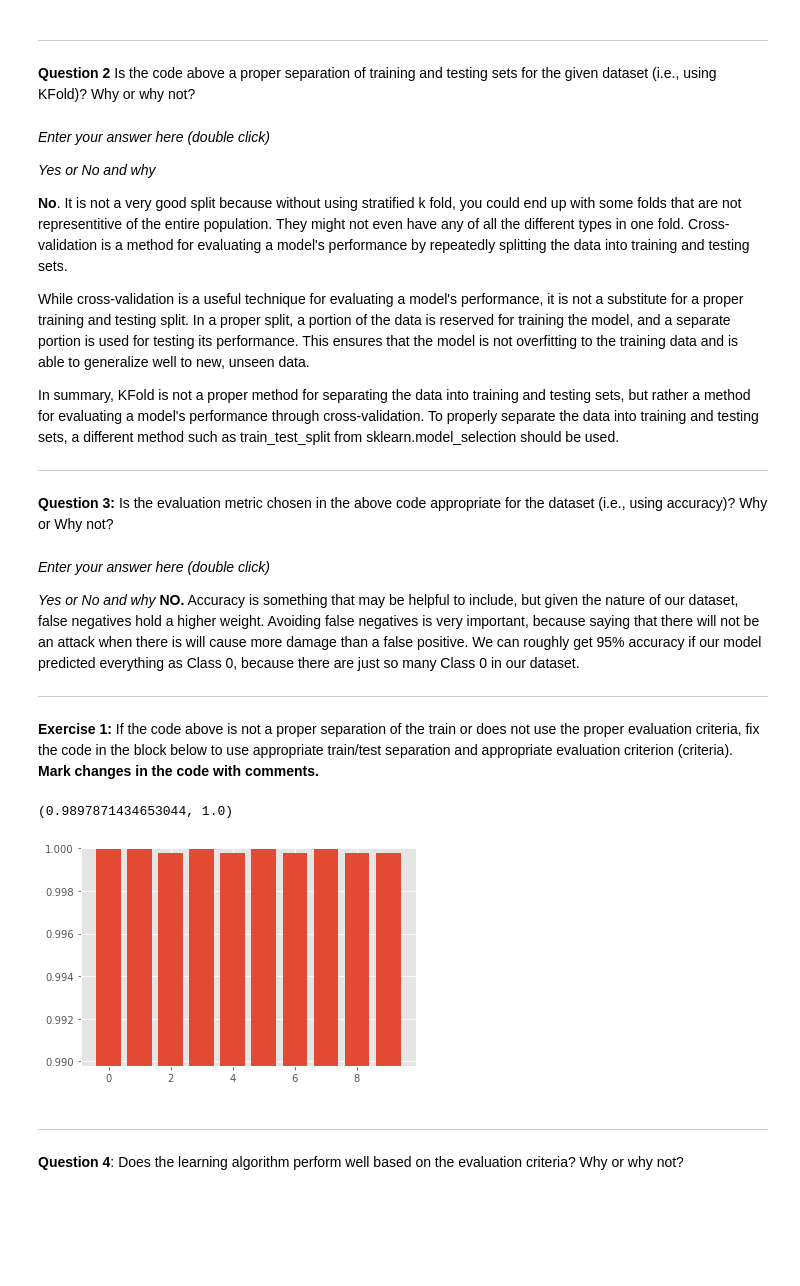
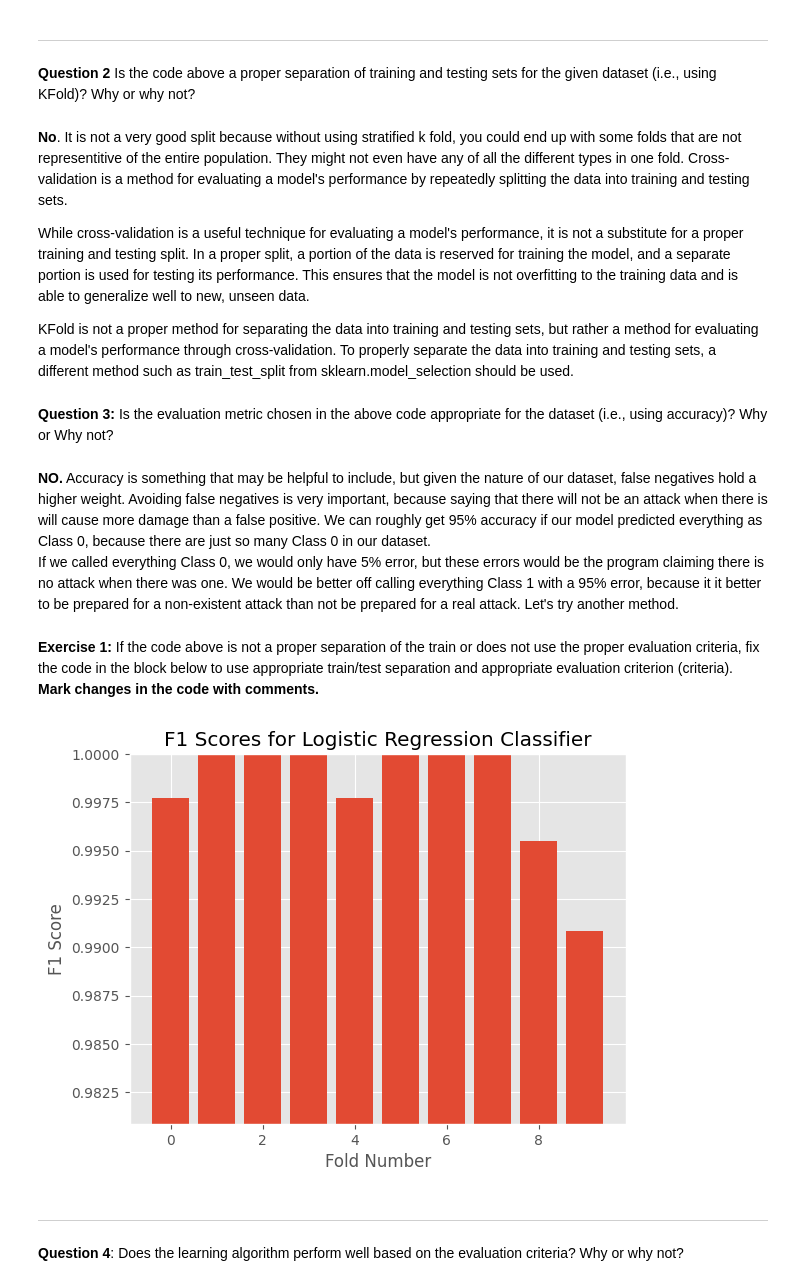
Before and after one commit to calebm00re/S22-ML-flip03, a Jupyter notebook: ICA3_MachineLearning.ipynb, the cells around one changed output. Cells and saved outputs as stored; diff of their text form; code cells hidden in the pictures; blank space fills up the shorter version.

```diff
--- a/ICA3_MachineLearning.ipynb
+++ b/ICA3_MachineLearning.ipynb
@@ -134,62 +134,75 @@ plt.ylim([min(per_fold_eval_criteria)-0.01,max(per_fold_eval_criteria)])
 ____
 **Question 2** Is the code above a proper separation of training and testing sets for the given dataset (i.e., using KFold)? Why or why not?
 # %% [markdown]
+<b>No</b>. It is not a very good split because without using stratified k fold, you could end up with some folds that are not representitive of the entire population. They might not even have any of all the different types in one fold. Cross-validation is a method for evaluating a model's performance by repeatedly splitting the data into training and testing sets.
 
-
-*Enter your answer here (double click)*
-
-*Yes or No and why*
-
-<b>No</b>. It is not a very good split because without using stratified k fold, you could end up with some folds that are not representitive of the entire population. They might not even have any of all the different types in one fold. Cross-validation is a method for evaluating a model's performance by repeatedly splitting the data into training and testing sets.
 
 While cross-validation is a useful technique for evaluating a model's performance, it is not a substitute for a proper training and testing split. In a proper split, a portion of the data is reserved for training the model, and a separate portion is used for testing its performance. This ensures that the model is not overfitting to the training data and is able to generalize well to new, unseen data.
 
-In summary, KFold is not a proper method for separating the data into training and testing sets, but rather a method for evaluating a model's performance through cross-validation. To properly separate the data into training and testing sets, a different method such as train_test_split from sklearn.model_selection should be used.
-___
+
+KFold is not a proper method for separating the data into training and testing sets, but rather a method for evaluating a model's performance through cross-validation. To properly separate the data into training and testing sets, a different method such as train_test_split from sklearn.model_selection should be used.
 # %% [markdown]
 **Question 3:** Is the evaluation metric chosen in the above code appropriate for the dataset (i.e., using accuracy)? Why or Why not?
 # %% [markdown]
-*Enter your answer here (double click)*
 
-*Yes or No and why* </br>
+</br>
 <b>NO.</b> Accuracy is something that may be helpful to include, but given the nature of our dataset, false negatives hold a higher weight. Avoiding false negatives is very important, because saying that there will not be an attack when there is will cause more damage than a false positive. We can roughly get 95% accuracy if our model predicted everything as Class 0, because there are just so many Class 0 in our dataset.
 
-___
+If we called everything Class 0, we would only have 5% error, but these errors would be the program claiming there is no attack when there was one. We would be better off calling everything Class 1 with a 95% error, because it it better to be prepared for a non-existent attack than not be prepared for a real attack. Let's try another method.
 # %% [markdown]
 **Exercise 1:** If the code above is not a proper separation of the train or does not use the proper evaluation criteria, fix the code in the block below to use appropriate train/test separation and appropriate evaluation criterion (criteria). **Mark changes in the code with comments.**
 # %%
 from sklearn.model_selection import cross_val_score
 from sklearn.model_selection import KFold, ShuffleSplit
 from sklearn.model_selection import StratifiedKFold, StratifiedShuffleSplit, train_test_split
 from sklearn.metrics import make_scorer, accuracy_score
 from sklearn.metrics import precision_score, recall_score, f1_score
 
+
 from sklearn.linear_model import LogisticRegression
 # these imports above might help you
+
 
 #=====Write your code below here=========
 # adding the train_test_split
 X_train,X_test, y_train, y_test = train_test_split(X, y, train_size=0.8,test_size=0.2)
 # select model
 clf = LogisticRegression()
 #select cross validation
-# *Changing to StratifiedKFold*
+# CHANGING TO STRATIFIED KFOLD HERE, NOT REGULAR
 cv = StratifiedKFold(n_splits=10)
 # select evaluation criteria
-my_scorer = make_scorer(accuracy_score)
+#CHANGING TO USE SCORER TO BE F1 SCORE, NOT ACCURACY
+my_scorer = make_scorer(f1_score)
+
+
 # run model training and cross validation
 per_fold_eval_criteria = cross_val_score(estimator=clf,
-                                    X=X_train,
-                                    y=y_train,
-                                    cv=cv,
-                                    scoring=my_scorer
-                                   )
+                                   X=X,
+                                   y=y,
+                                   cv=cv,
+                                   scoring=my_scorer
+                                  )
 
+
+# create the bar chart
 plt.bar(range(len(per_fold_eval_criteria)),per_fold_eval_criteria)
+
+
+# set the y axis limit slightly above the minimum value
 plt.ylim([min(per_fold_eval_criteria)-0.01,max(per_fold_eval_criteria)])
+
+
+# add titles to the graph and axes
+plt.title('F1 Scores for Logistic Regression Classifier')
+plt.xlabel('Fold Number')
+plt.ylabel('F1 Score')
+
+
+# show the plot
+plt.show()
 # %% [output]
-(0.9897871434653044, 1.0)
-[figure, old version]
+[figure, new version]
 # %% [markdown]
 ____
 **Question 4**: Does the learning algorithm perform well based on the evaluation criteria? Why or why not?
```
Also changed, not shown: parts of 5 cells of this notebook.
